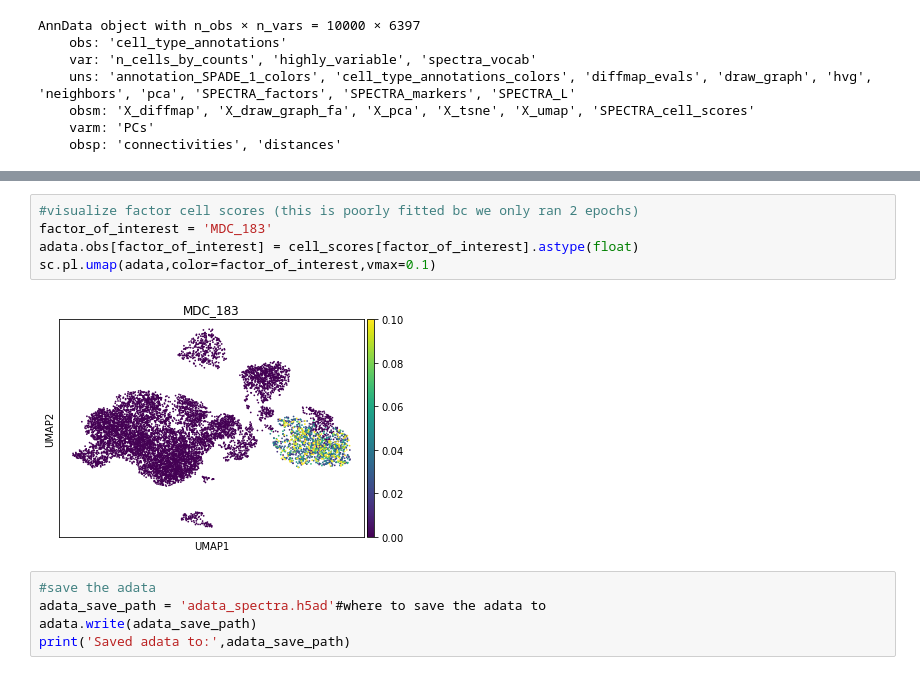
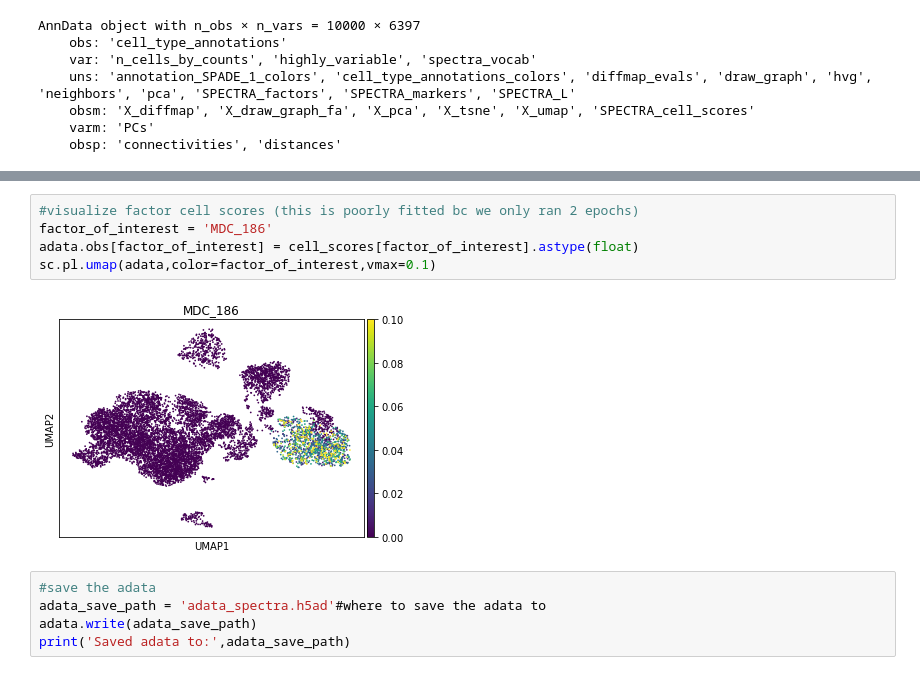
Before and after one commit to dpeerlab/spectra, a Jupyter notebook: notebooks/example_notebook.ipynb, the cells around one changed output, grey strips where cells are left out. Drawn from its saved outputs; the diff is of its cells as text.

```diff
--- a/notebooks/example_notebook.ipynb
+++ b/notebooks/example_notebook.ipynb
@@ -448,10 +483,10 @@ cell_scores
 # %%
 #visualize factor cell scores (this is poorly fitted bc we only ran 2 epochs)
-factor_of_interest = 'MDC_183'
+factor_of_interest = 'MDC_186'
 adata.obs[factor_of_interest] = cell_scores[factor_of_interest].astype(float)
 sc.pl.umap(adata,color=factor_of_interest,vmax=0.1)
 # %% [output]
-[figure, old version]
+[figure, new version]
 # %%
 #save the adata
 adata_save_path = 'adata_spectra.h5ad'#where to save the adata to
```
Also changed, not shown: parts of 15 cells of this notebook, 1 other file.
